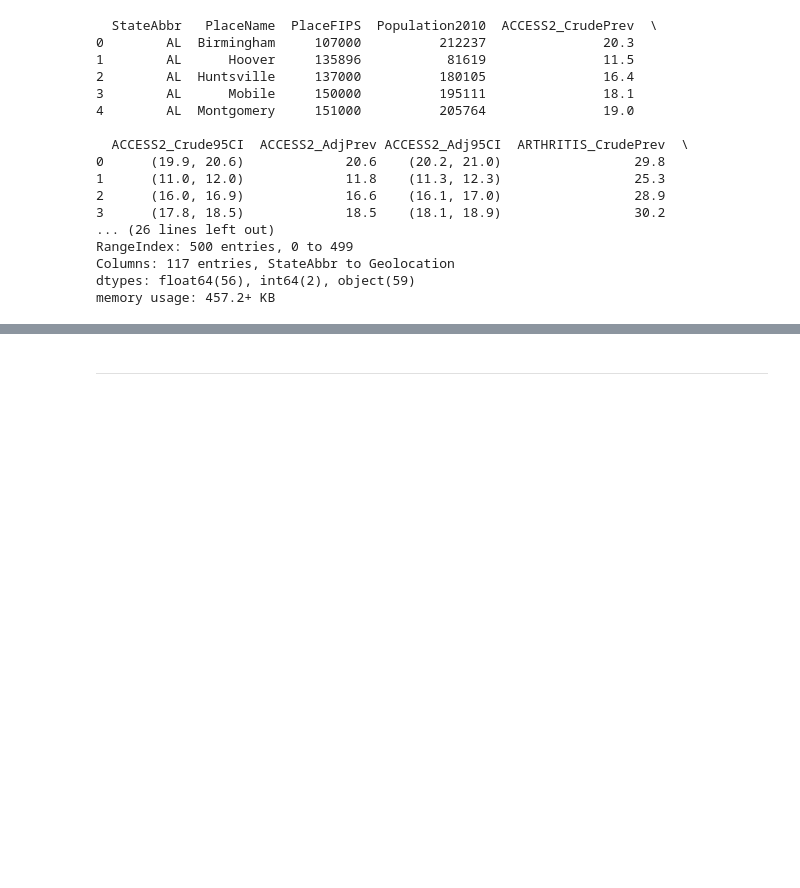
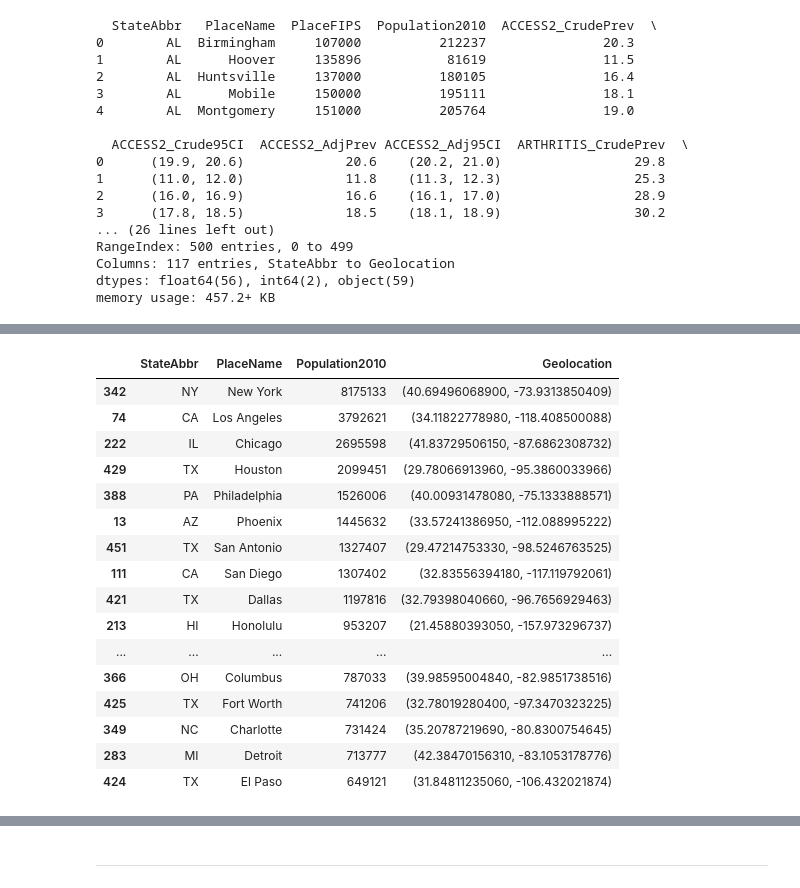
Before and after one commit to hank-butler/METAR_Data, a Jupyter notebook: code/01-data-cleaning.ipynb, the cells around one changed output, grey strips where cells are left out. Cells and saved outputs as stored; diff of their text form; code cells hidden in the pictures; blank space fills up the shorter version.

```diff
--- a/code/01-data-cleaning.ipynb
+++ b/code/01-data-cleaning.ipynb
@@ -138,0 +110,23 @@ sns.displot(data = us_pop,
+# %%
+# Filtering only columns of interest
+us_pop = us_pop.loc[:, ['StateAbbr', 'PlaceName', 'Population2010', 'Geolocation']].copy()
+# Seeing top 20 Cities
+us_pop.sort_values(by = 'Population2010', ascending = False).head(20)
+# %% [output]
+|  | StateAbbr | PlaceName | Population2010 | Geolocation |
+| 342 | NY | New York | 8175133 | (40.69496068900, -73.9313850409) |
+| 74 | CA | Los Angeles | 3792621 | (34.11822778980, -118.408500088) |
+| 222 | IL | Chicago | 2695598 | (41.83729506150, -87.6862308732) |
+| 429 | TX | Houston | 2099451 | (29.78066913960, -95.3860033966) |
+| 388 | PA | Philadelphia | 1526006 | (40.00931478080, -75.1333888571) |
+| 13 | AZ | Phoenix | 1445632 | (33.57241386950, -112.088995222) |
+| 451 | TX | San Antonio | 1327407 | (29.47214753330, -98.5246763525) |
+| 111 | CA | San Diego | 1307402 | (32.83556394180, -117.119792061) |
+| 421 | TX | Dallas | 1197816 | (32.79398040660, -96.7656929463) |
+| 213 | HI | Honolulu | 953207 | (21.45880393050, -157.973296737) |
+| ... | ... | ... | ... | ... |
+| 366 | OH | Columbus | 787033 | (39.98595004840, -82.9851738516) |
+| 425 | TX | Fort Worth | 741206 | (32.78019280400, -97.3470323225) |
+| 349 | NC | Charlotte | 731424 | (35.20787219690, -80.8300754645) |
+| 283 | MI | Detroit | 713777 | (42.38470156310, -83.1053178776) |
+| 424 | TX | El Paso | 649121 | (31.84811235060, -106.432021874) |
```
Also changed, not shown: parts of 21 cells of this notebook.
